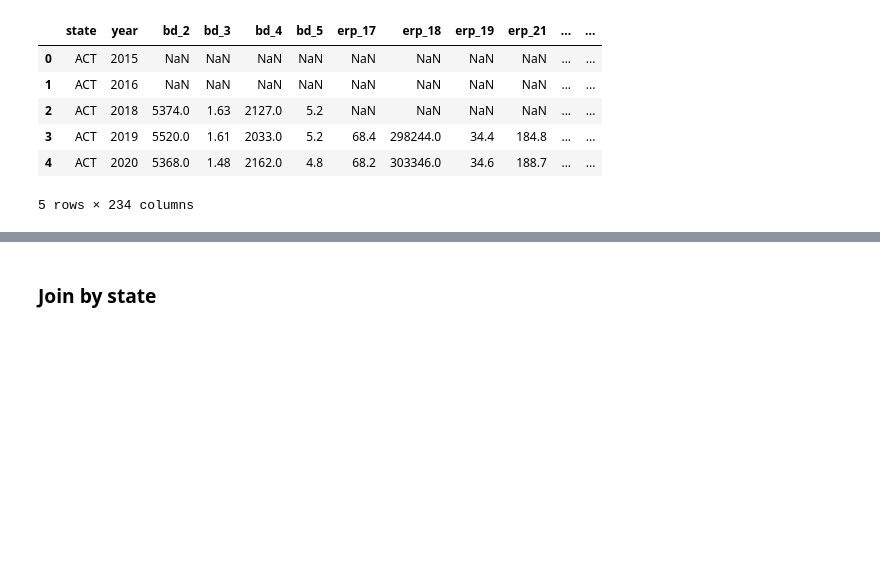
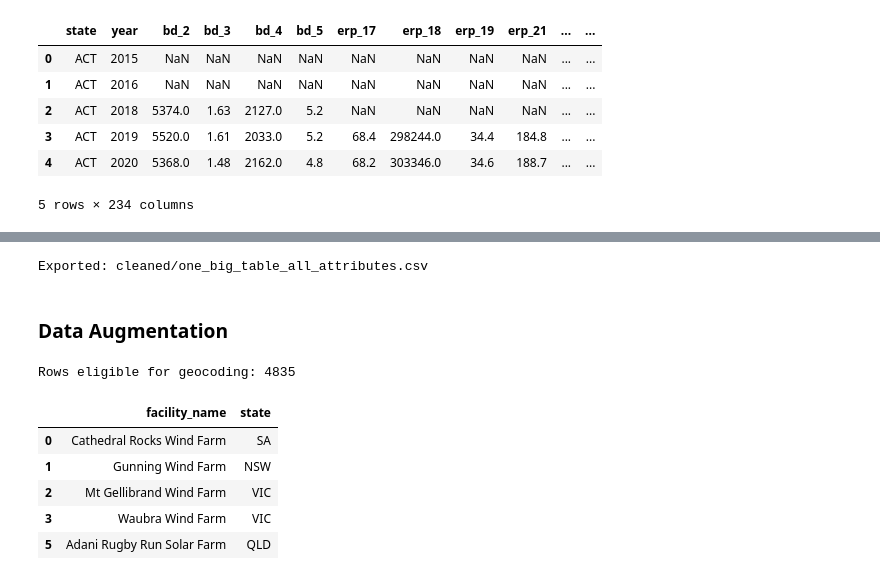
Before and after one commit to yusen0723/5339_A1, a Jupyter notebook: 5339.ipynb, the cells around one changed output, grey strips where cells are left out. Cells and saved outputs as stored; diff of their text form; code cells hidden in the pictures; blank space fills up the shorter version.

Commit message:
augmentation

```diff
--- a/5339.ipynb
+++ b/5339.ipynb
@@ -557,2 +746,11 @@ df_abs_wide.to_csv("cleaned/cleaned_abs_wide.csv", index=False)
+# %%
+# ============================================================
+# Export final one big table
+# ============================================================
+
+df_one_big_table.to_csv("cleaned/one_big_table_all_attributes.csv", index=False)
+print("Exported: cleaned/one_big_table_all_attributes.csv")
+# %% [output]
+Exported: cleaned/one_big_table_all_attributes.csv
 # %% [markdown]
-### Join by state
+### Data Augmentation
@@ -558,0 +818,32 @@ df_abs_wide.to_csv("cleaned/cleaned_abs_wide.csv", index=False)
+# %%
+df_nger_geo = df_nger_clean.copy()
+
+# 如果你们列名已经统一成小写 snake_case
+facility_col = "facility_name"
+state_col = "state"
+type_col = "type" if "type" in df_nger_geo.columns else None
+
+# 只保留真正设施
+if type_col is not None:
+    df_nger_geo = df_nger_geo[df_nger_geo[type_col] == "F"].copy()
+
+df_nger_geo = df_nger_geo.dropna(subset=[facility_col, state_col]).copy()
+
+df_nger_geo = df_nger_geo[
+    ~df_nger_geo[facility_col].astype(str).str.contains(
+        "Corporate Total|Grand Total|Total",
+        case=False,
+        na=False
+    )
+].copy()
+
+print("Rows eligible for geocoding:", len(df_nger_geo))
+df_nger_geo[[facility_col, state_col]].head()
+# %% [output]
+Rows eligible for geocoding: 4835
+|  | facility_name | state |
+| 0 | Cathedral Rocks Wind Farm | SA |
+| 1 | Gunning Wind Farm | NSW |
+| 2 | Mt Gellibrand Wind Farm | VIC |
+| 3 | Waubra Wind Farm | VIC |
+| 5 | Adani Rugby Run Solar Farm | QLD |
```
Also changed, not shown: parts of 12 cells of this notebook, 1 other file.
